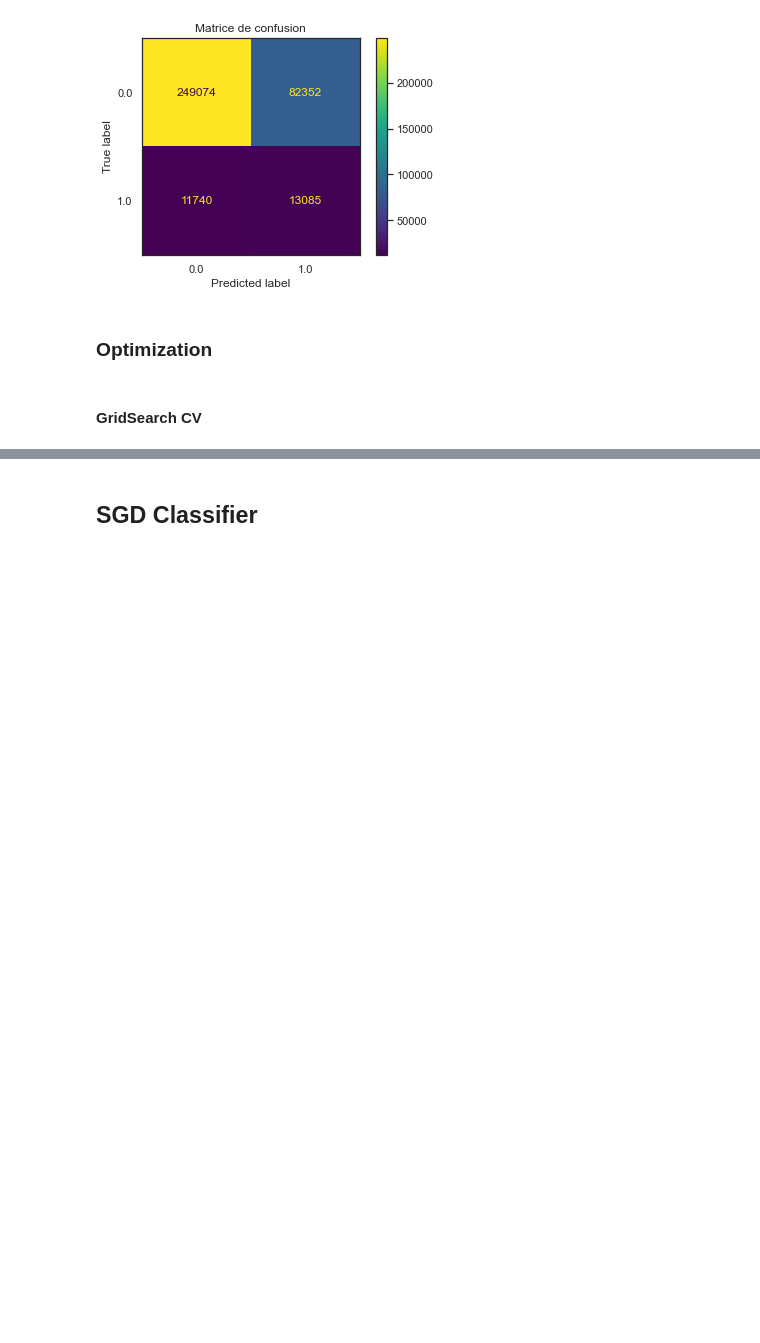
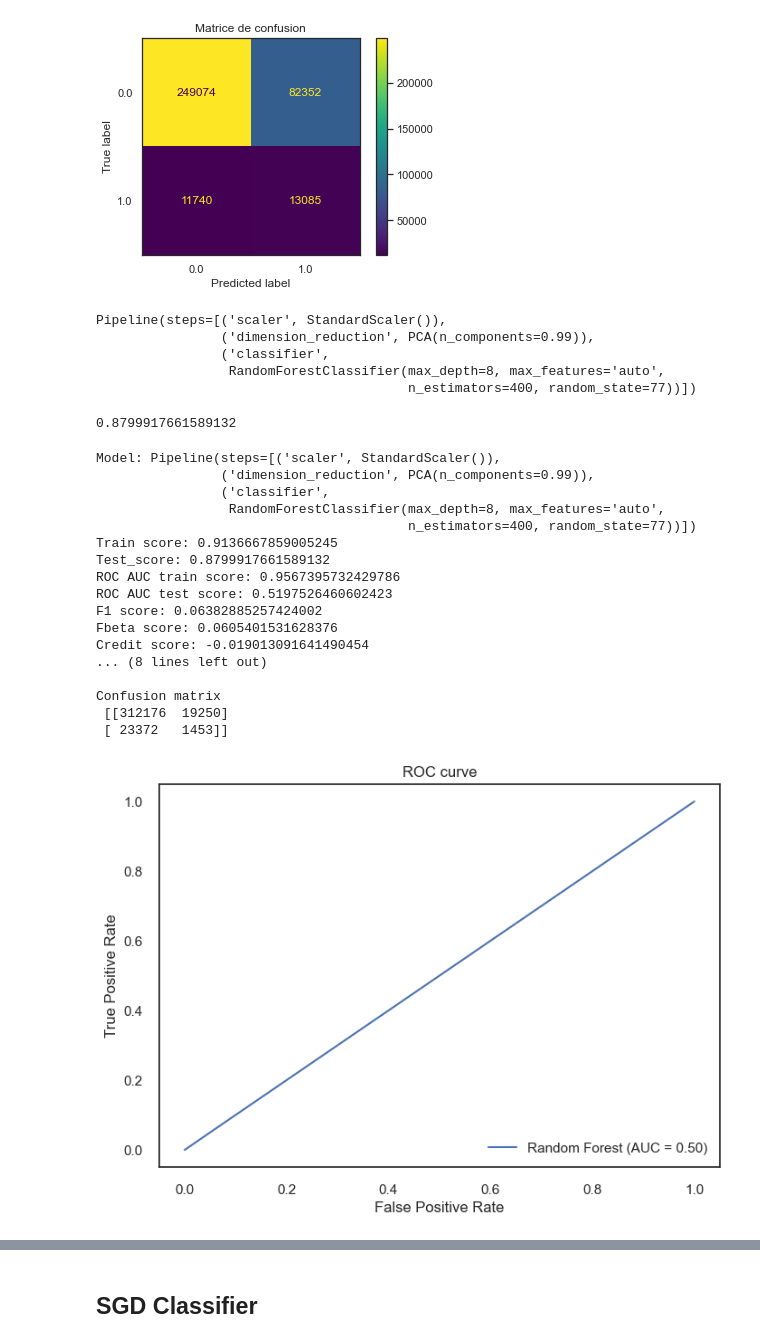
Before and after one commit to IsNdl/Projet7_OC, a Jupyter notebook: P7_sgd_model_optimization.ipynb, the cells around one changed output, grey strips where cells are left out. Drawn from its saved outputs; the diff is of its cells as text; code cells hidden in the pictures; blank space fills up the shorter version.

```diff
--- a/P7_sgd_model_optimization.ipynb
+++ b/P7_sgd_model_optimization.ipynb
@@ -350,7 +347,45 @@ Confusion matrix
 conf_mat_visu(rf_model, X, y)
 # %% [output]
 [figure]
-# %% [markdown]
-### Optimization
-# %% [markdown]
-#### GridSearch CV
+# %%
+rf_model = Pipeline([('scaler', StandardScaler()),
+                           ('dimension_reduction', PCA(n_components=.99)),
+                           ('classifier', RandomForestClassifier(max_depth=8,
+                                                                 criterion='gini',
+                                                                 max_features='auto',
+                                                                 n_estimators=400,
+                                                                 random_state=77))
+                             ])
+# %%
+rf_model.fit(X_train, y_train)
+# %% [output]
+Pipeline(steps=[('scaler', StandardScaler()),
+                ('dimension_reduction', PCA(n_components=0.99)),
+                ('classifier',
+                 RandomForestClassifier(max_depth=8, max_features='auto',
+                                        n_estimators=400, random_state=77))])
+# %%
+rf_model.score(X_test, y_test)
+# %% [output]
+0.8799917661589132
+# %%
+clf_results("Random Forest", rf_model, X, y, X_train, y_train, X_test, y_test)
+# %% [output]
+Model: Pipeline(steps=[('scaler', StandardScaler()),
+                ('dimension_reduction', PCA(n_components=0.99)),
+                ('classifier',
+                 RandomForestClassifier(max_depth=8, max_features='auto',
+                                        n_estimators=400, random_state=77))])
+Train score: 0.9136667859005245
+Test_score: 0.8799917661589132
+ROC AUC train score: 0.9567395732429786
+ROC AUC test score: 0.5197526460602423
+F1 score: 0.06382885257424002
+Fbeta score: 0.0605401531628376
+Credit score: -0.019013091641490454
+... (8 lines left out)
+
+Confusion matrix
+ [[312176  19250]
+ [ 23372   1453]]
+[figure, added]
```
Also changed, not shown: parts of 27 cells of this notebook, 3 other files.
